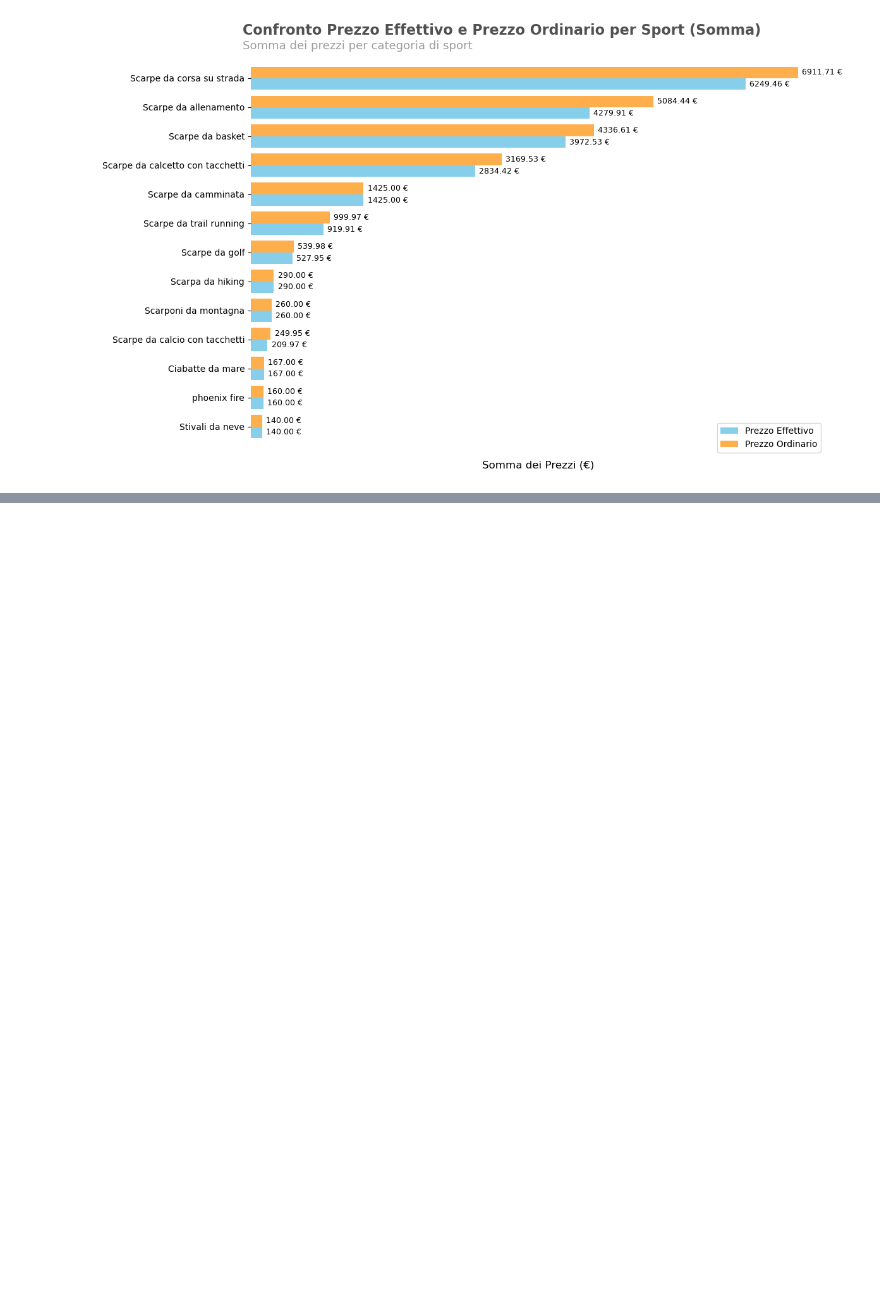
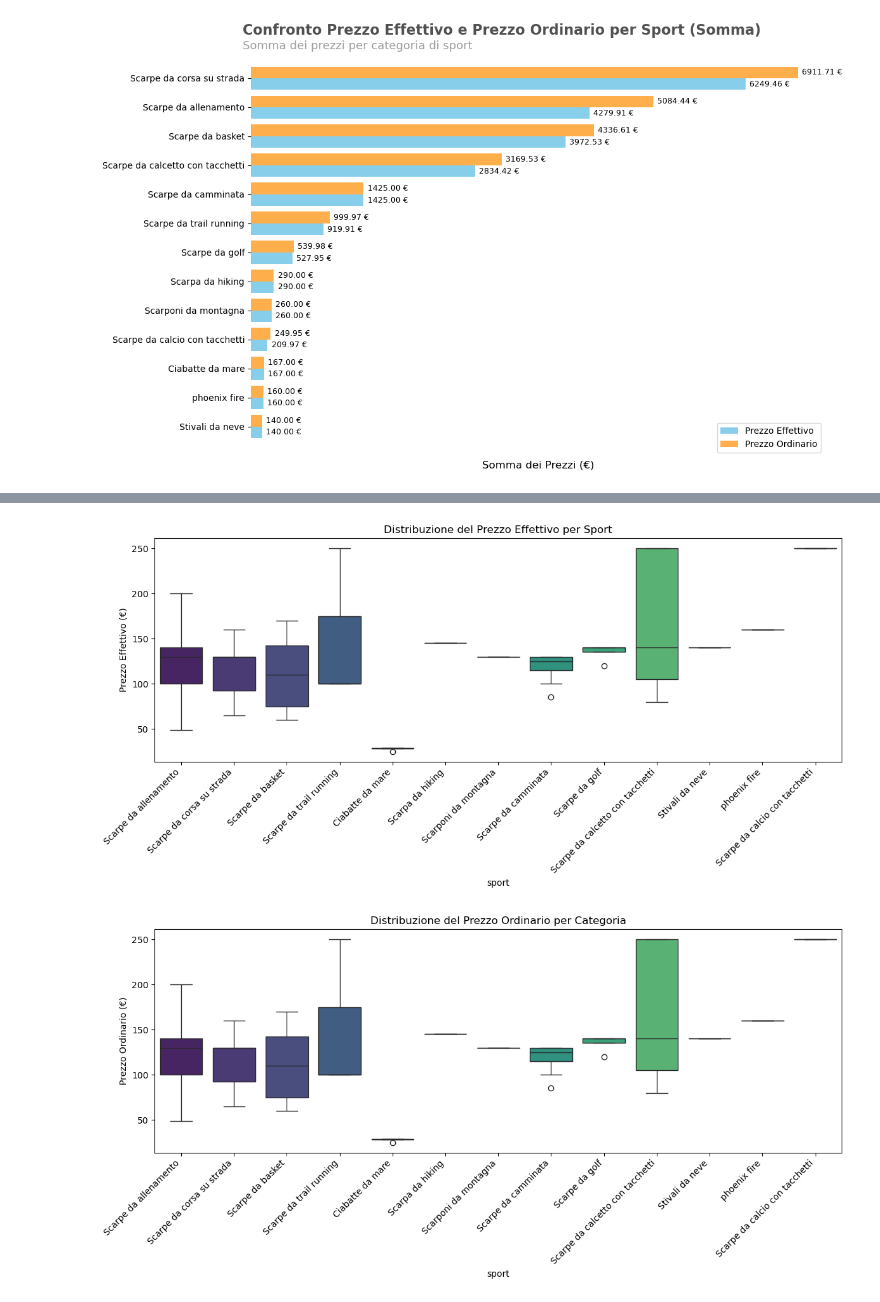
Before and after one commit to DavideBuccino/Python-Build-Week, a Jupyter notebook: Grafici.ipynb, the cells around one changed output, grey strips where cells are left out. Drawn from its saved outputs; the diff is of its cells as text; code cells hidden in the pictures; blank space fills up the shorter version.

```diff
--- a/Grafici.ipynb
+++ b/Grafici.ipynb
@@ -98,0 +139,27 @@ plt.show()
+# %%
+# Creazione del box plot per il prezzo effettivo per categoria
+plt.figure(figsize=(12, 6))
+sns.boxplot(x='sport', y='prezzo_ordinario', data=df, palette='viridis', hue='sport', legend=False)
+
+# Aggiunta di etichette e titolo
+plt.xlabel('sport')
+plt.ylabel('Prezzo Effettivo (€)')
+plt.title('Distribuzione del Prezzo Effettivo per Sport')
+plt.xticks(rotation=45, ha='right') # Ruota le etichette sull'asse x per leggibilità
+plt.tight_layout()
+plt.show()
+
+# Creazione del box plot per il prezzo ordinario per categoria
+plt.figure(figsize=(12, 6))
+sns.boxplot(x='sport', y='prezzo_ordinario', data=df, palette='viridis', hue='sport', legend=False)
+
+# Aggiunta di etichette e titolo
+plt.xlabel('sport')
+plt.ylabel('Prezzo Ordinario (€)')
+plt.title('Distribuzione del Prezzo Ordinario per Categoria')
+plt.xticks(rotation=45, ha='right') # Ruota le etichette sull'asse x per leggibilità
+plt.tight_layout()
+plt.show()
+# %% [output]
+[figure, added]
+[figure, added]
```
Also changed, not shown: parts of 8 cells of this notebook.
